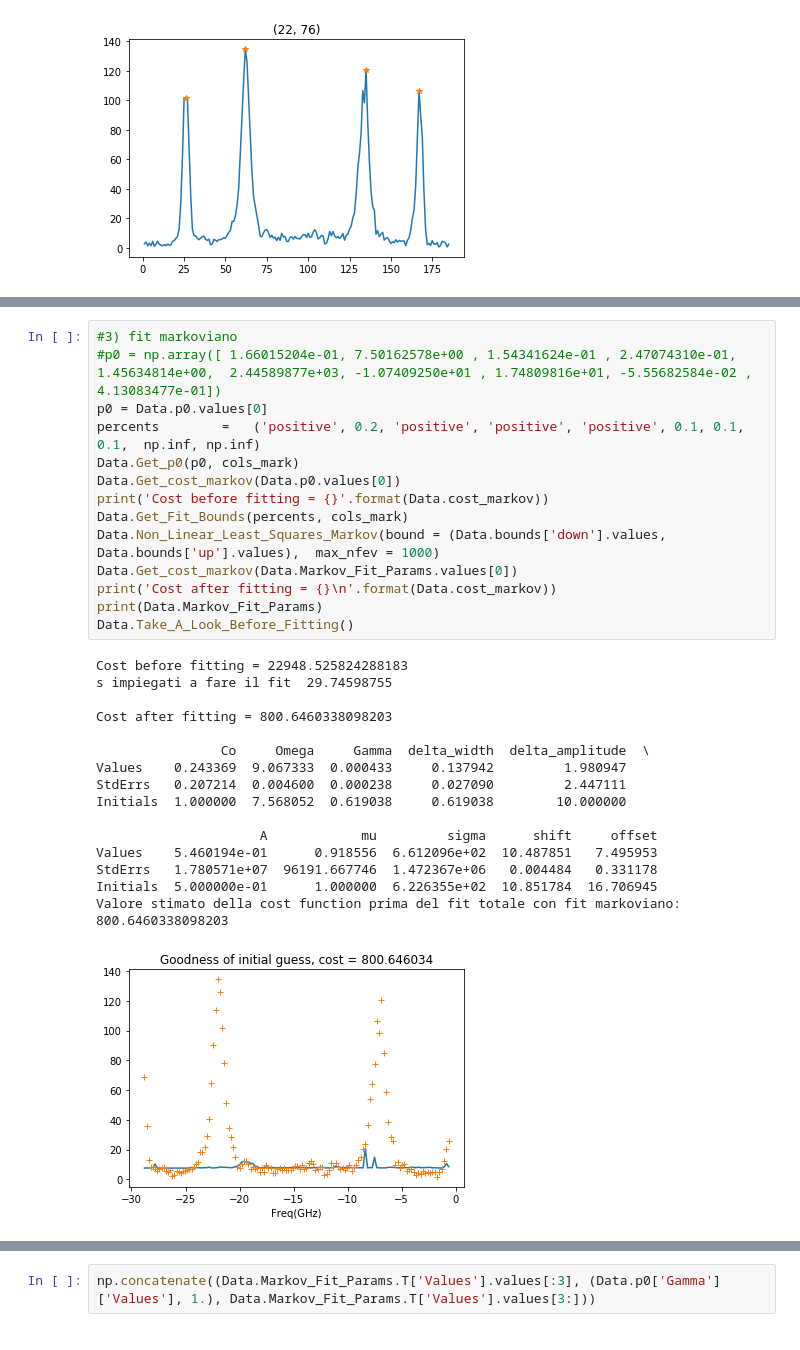
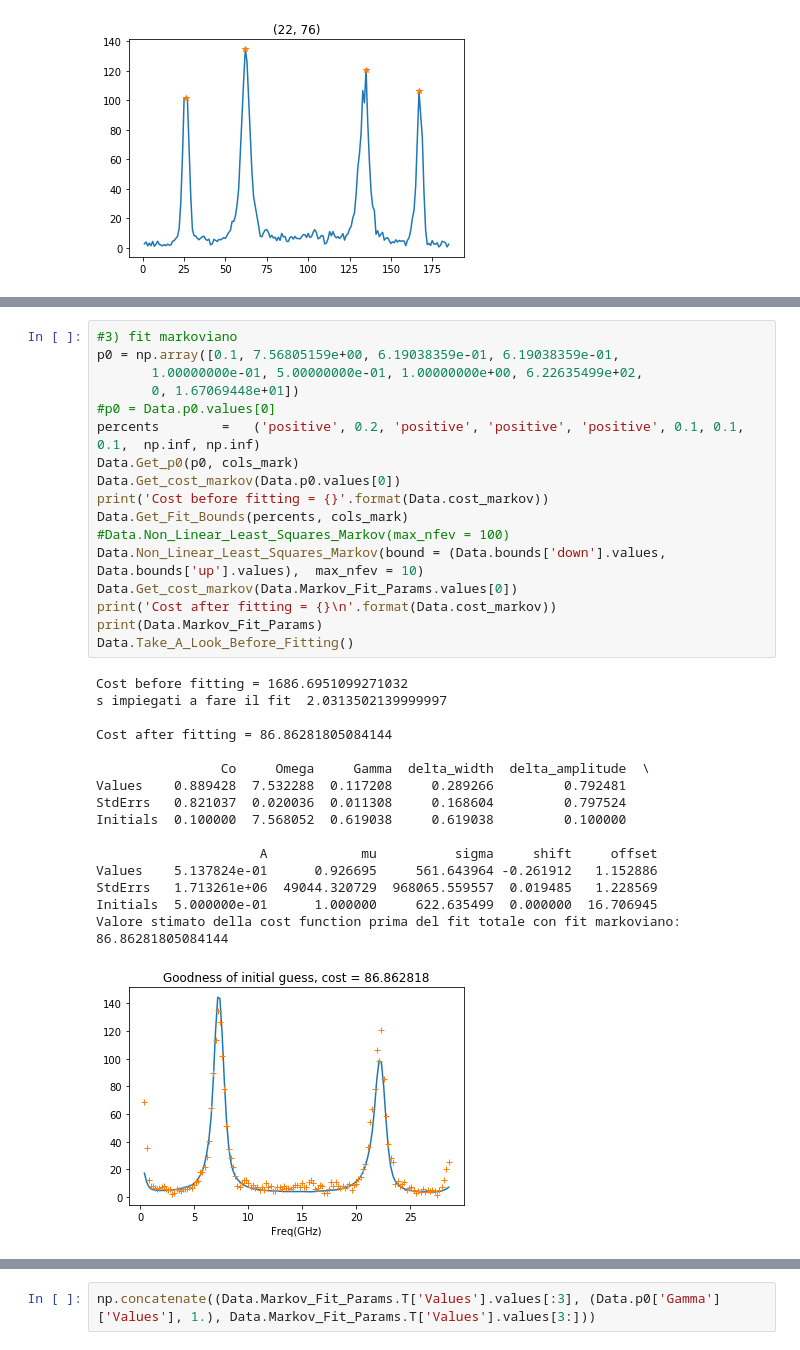
Before and after one commit to flautodipan/Python_Libraries, a Jupyter notebook: Experimentum_single.ipynb, the cells around one changed output, grey strips where cells are left out. Saved outputs shown, nothing was run; the diff lists cells and outputs as text.

```diff
--- a/Experimentum_single.ipynb
+++ b/Experimentum_single.ipynb
@@ -152,35 +155,38 @@ Analyze_Peaks(Data.x_VIPA, Data.y_VIPA, 'pix', height = 10, distance = 20, width
 # %%
 #3) fit markoviano
-#p0 = np.array([ 1.66015204e-01, 7.50162578e+00 , 1.54341624e-01 , 2.47074310e-01,  1.45634814e+00,  2.44589877e+03, -1.07409250e+01 , 1.74809816e+01, -5.55682584e-02 , 4.13083477e-01])
-p0 = Data.p0.values[0]
+p0 = np.array([0.1, 7.56805159e+00, 6.19038359e-01, 6.19038359e-01,
+       1.00000000e-01, 5.00000000e-01, 1.00000000e+00, 6.22635499e+02,
+       0, 1.67069448e+01])
+#p0 = Data.p0.values[0]
 percents        =   ('positive', 0.2, 'positive', 'positive', 'positive', 0.1, 0.1, 0.1,  np.inf, np.inf)
 Data.Get_p0(p0, cols_mark)
 Data.Get_cost_markov(Data.p0.values[0])
 print('Cost before fitting = {}'.format(Data.cost_markov))
 Data.Get_Fit_Bounds(percents, cols_mark)
-Data.Non_Linear_Least_Squares_Markov(bound = (Data.bounds['down'].values, Data.bounds['up'].values),  max_nfev = 1000)
+#Data.Non_Linear_Least_Squares_Markov(max_nfev = 100)
+Data.Non_Linear_Least_Squares_Markov(bound = (Data.bounds['down'].values, Data.bounds['up'].values),  max_nfev = 10)
 Data.Get_cost_markov(Data.Markov_Fit_Params.values[0])
 print('Cost after fitting = {}\n'.format(Data.cost_markov))
 print(Data.Markov_Fit_Params)
 Data.Take_A_Look_Before_Fitting()
 # %% [output]
-Cost before fitting = 22948.525824288183
-s impiegati a fare il fit  29.74598755
+Cost before fitting = 1686.6951099271032
+s impiegati a fare il fit  2.0313502139999997
 
-Cost after fitting = 800.6460338098203
+Cost after fitting = 86.86281805084144
 
                 Co     Omega     Gamma  delta_width  delta_amplitude  \
-Values    0.243369  9.067333  0.000433     0.137942         1.980947
-StdErrs   0.207214  0.004600  0.000238     0.027090         2.447111
-Initials  1.000000  7.568052  0.619038     0.619038        10.000000
+Values    0.889428  7.532288  0.117208     0.289266         0.792481
+StdErrs   0.821037  0.020036  0.011308     0.168604         0.797524
+Initials  0.100000  7.568052  0.619038     0.619038         0.100000
 
-                     A            mu         sigma      shift     offset
-Values    5.460194e-01      0.918556  6.612096e+02  10.487851   7.495953
-StdErrs   1.780571e+07  96191.667746  1.472367e+06   0.004484   0.331178
-Initials  5.000000e-01      1.000000  6.226355e+02  10.851784  16.706945
+                     A            mu          sigma     shift     offset
+Values    5.137824e-01      0.926695     561.643964 -0.261912   1.152886
+StdErrs   1.713261e+06  49044.320729  968065.559557  0.019485   1.228569
+Initials  5.000000e-01      1.000000     622.635499  0.000000  16.706945
 Valore stimato della cost function prima del fit totale con fit markoviano:
-800.6460338098203
+86.86281805084144
-[figure, old version]
+[figure, new version]
 # %%
 #4) fit totale
 percents                    =   (0.2, 0.1, 0.1, 'positive', 'positive', 0.15, 0.15, np.inf, np.inf)
```
Also changed, not shown: parts of 8 cells of this notebook, 2 other files.
